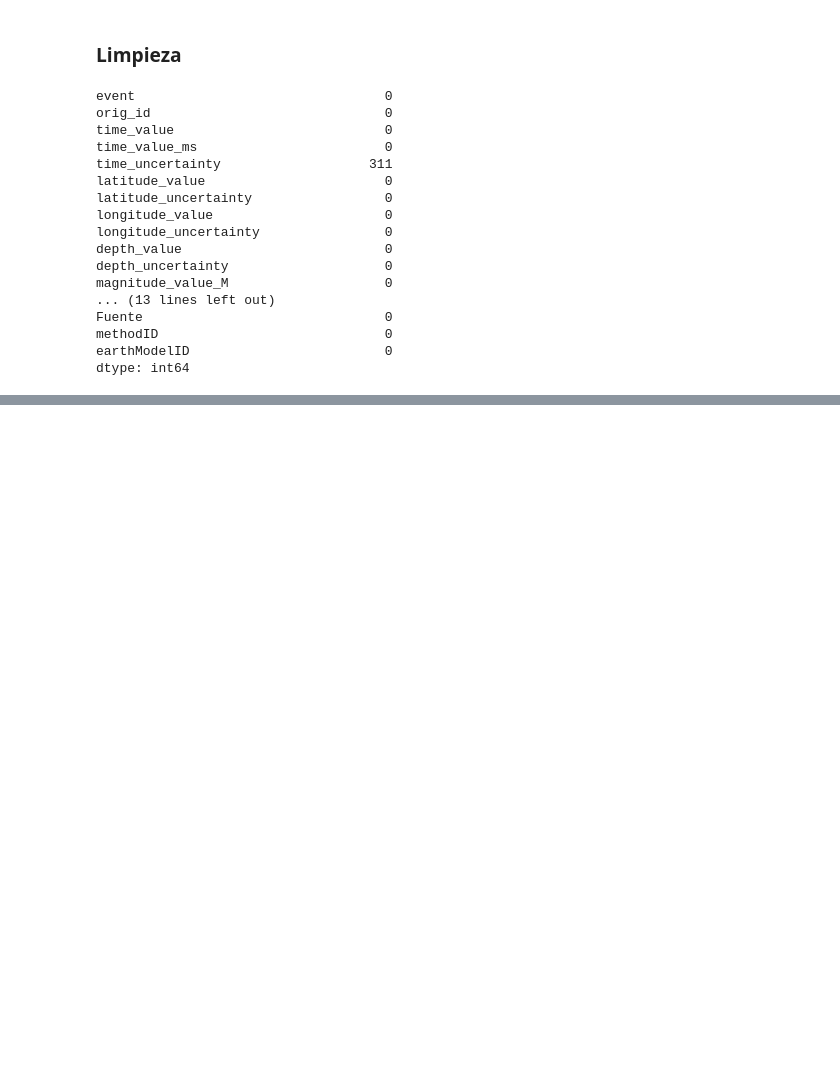
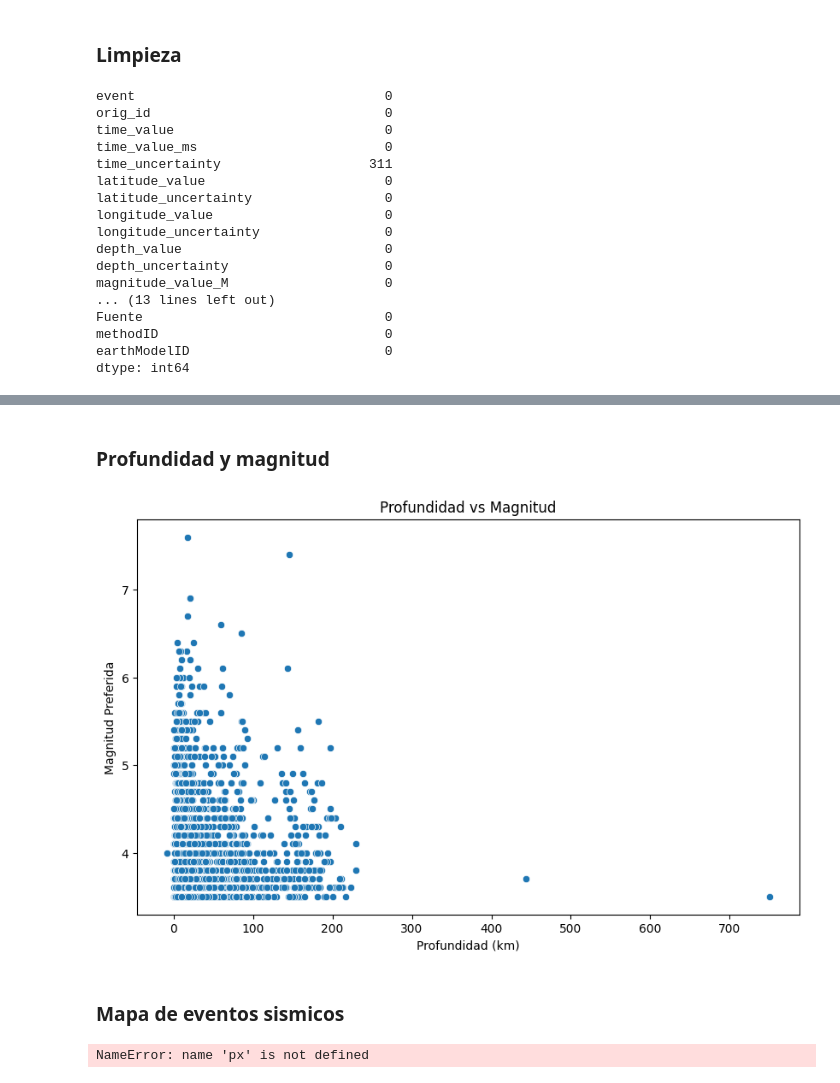
Before and after one commit to nandobpc/Seminario-Grupo10-Definitivo, a Jupyter notebook: script_prueba/machine_learning.ipynb, the cells around one changed output, grey strips where cells are left out. Drawn from its saved outputs; the diff is of its cells as text; code cells hidden in the pictures; blank space fills up the shorter version.

```diff
--- a/script_prueba/machine_learning.ipynb
+++ b/script_prueba/machine_learning.ipynb
@@ -96,0 +111,22 @@ dtype: int64
+# %% [markdown]
+### Profundidad y magnitud
+# %%
+plt.figure(figsize=(10,6))
+sns.scatterplot(x='depth_value', y='magnitude_value_P', data=df)
+plt.title("Profundidad vs Magnitud")
+plt.xlabel("Profundidad (km)")
+plt.ylabel("Magnitud Preferida")
+plt.show()
+# %% [output]
+[figure, added]
+# %% [markdown]
+### Mapa de eventos sismicos
+# %%
+fig = px.scatter_geo(df, lat='latitude_value', lon='longitude_value',
+                     color='magnitude_value_P',
+                     size='magnitude_value_P',
+                     projection="natural earth",
+                     title="Eventos Sísmicos en Ecuador (2012-2025)")
+fig.show()
+# %% [output]
+NameError: name 'px' is not defined
```
Also changed, not shown: parts of 2 cells of this notebook.
